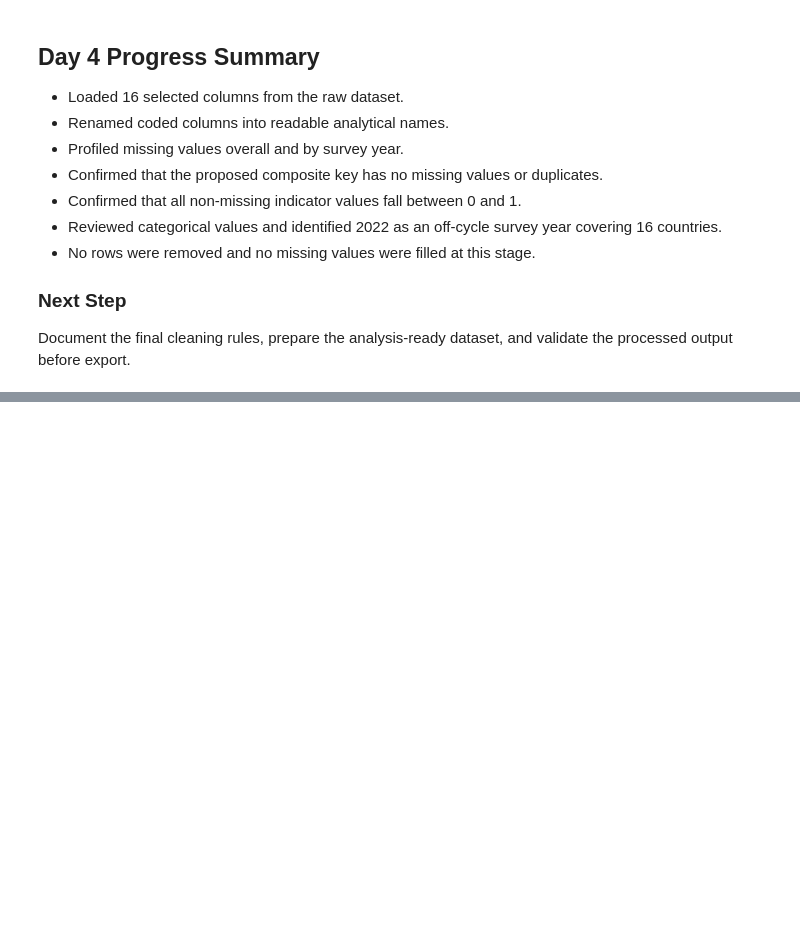
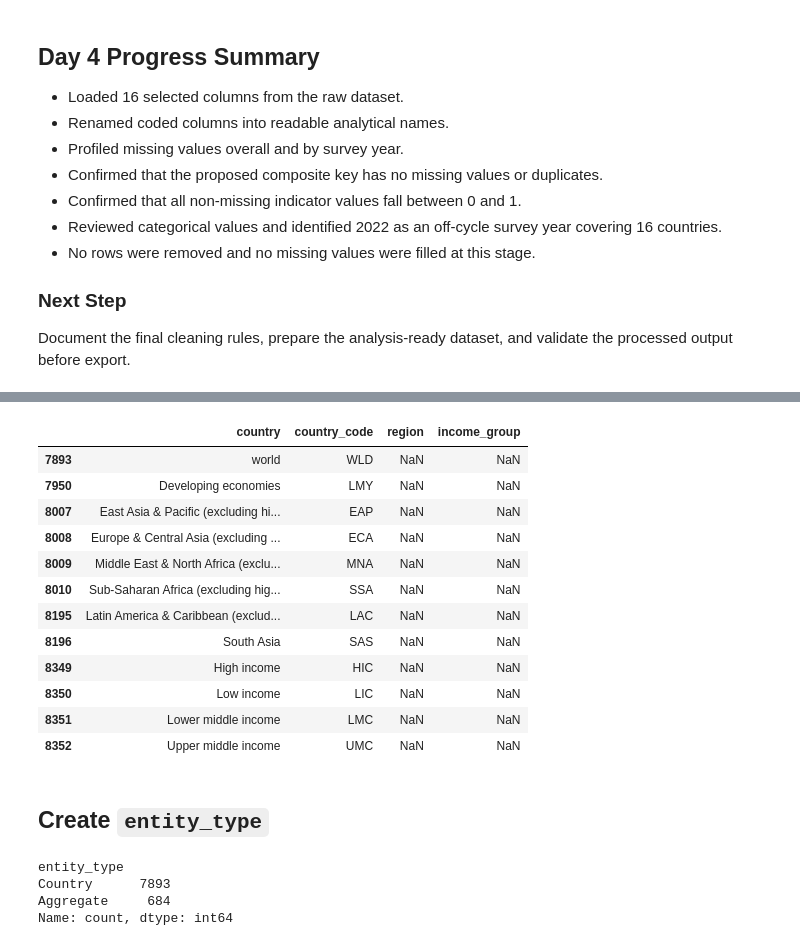
Before and after one commit to brishavrajbahak/financial-inclusion-gap-analysis, a Jupyter notebook: notebooks/02_data_cleaning.ipynb, the cells around one changed output, grey strips where cells are left out. Cells and saved outputs as stored; diff of their text form; code cells hidden in the pictures; blank space fills up the shorter version.

```diff
--- a/notebooks/02_data_cleaning.ipynb
+++ b/notebooks/02_data_cleaning.ipynb
@@ -360,0 +365,24 @@ Document the final cleaning rules, prepare the analysis-ready dataset, and valid
+# %%
+context_missing_rows = df[
+    df["region"].isna() | df["income_group"].isna()
+]
+
+context_missing_rows[
+    ["country", "country_code", "region", "income_group"]
+].drop_duplicates()
+# %% [output]
+|  | country | country_code | region | income_group |
+| 7893 | world | WLD | NaN | NaN |
+| 7950 | Developing economies | LMY | NaN | NaN |
+| 8007 | East Asia & Pacific (excluding hi... | EAP | NaN | NaN |
+| 8008 | Europe & Central Asia (excluding ... | ECA | NaN | NaN |
+| 8009 | Middle East & North Africa (exclu... | MNA | NaN | NaN |
+| 8010 | Sub-Saharan Africa (excluding hig... | SSA | NaN | NaN |
+| 8195 | Latin America & Caribbean (exclud... | LAC | NaN | NaN |
+| 8196 | South Asia | SAS | NaN | NaN |
+| 8349 | High income | HIC | NaN | NaN |
+| 8350 | Low income | LIC | NaN | NaN |
+| 8351 | Lower middle income | LMC | NaN | NaN |
+| 8352 | Upper middle income | UMC | NaN | NaN |
+# %% [markdown]
+## Create `entity_type`
@@ -360,0 +398,7 @@ Document the final cleaning rules, prepare the analysis-ready dataset, and valid
+# %%
+df["entity_type"].value_counts()
+# %% [output]
+entity_type
+Country      7893
+Aggregate     684
+Name: count, dtype: int64
```
Also changed, not shown: parts of 18 cells of this notebook, 2 other files.
